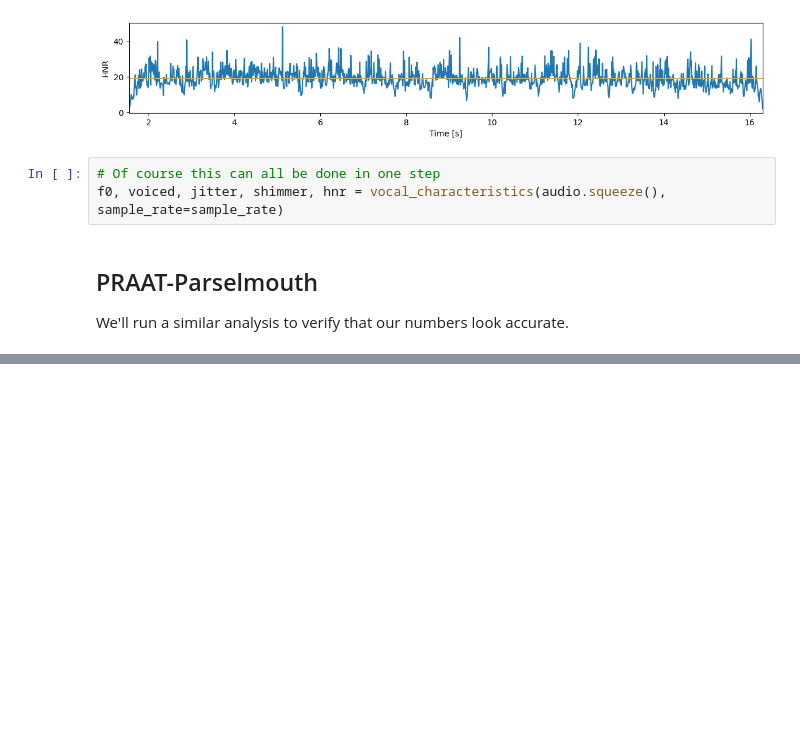
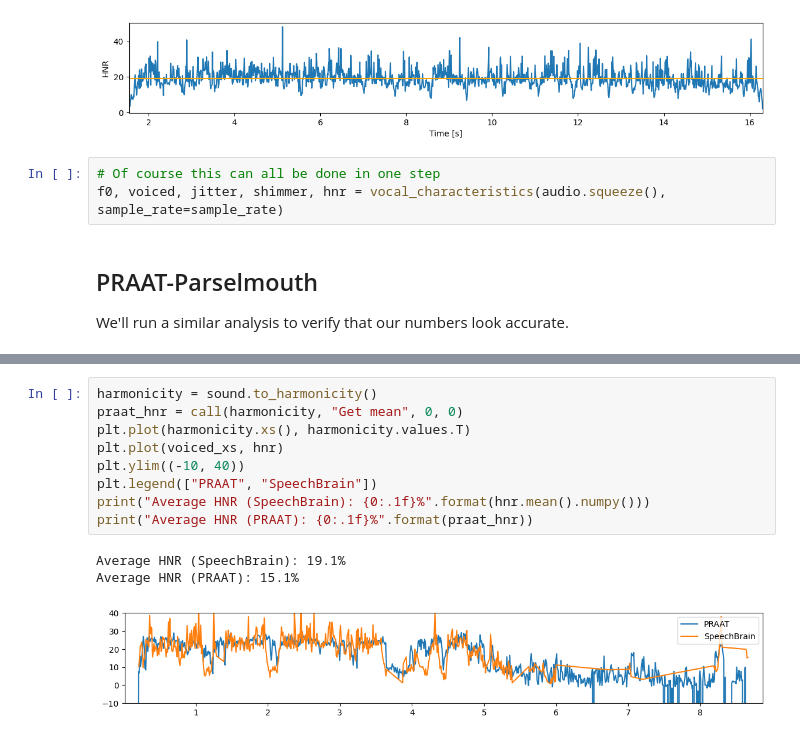
Before and after one commit to pplantinga/ParkinsonSpeechAI, a Jupyter notebook: voice-analysis.ipynb, the cells around one changed output, grey strips where cells are left out. Saved outputs shown, nothing was run; the diff lists cells and outputs as text; blank space fills up the shorter version.

```diff
--- a/voice-analysis.ipynb
+++ b/voice-analysis.ipynb
@@ -240,0 +293,13 @@ Average HNR (PRAAT): 19.3%
+# %%
+harmonicity = sound.to_harmonicity()
+praat_hnr = call(harmonicity, "Get mean", 0, 0)
+plt.plot(harmonicity.xs(), harmonicity.values.T)
+plt.plot(voiced_xs, hnr)
+plt.ylim((-10, 40))
+plt.legend(["PRAAT", "SpeechBrain"])
+print("Average HNR (SpeechBrain): {0:.1f}%".format(hnr.mean().numpy()))
+print("Average HNR (PRAAT): {0:.1f}%".format(praat_hnr))
+# %% [output]
+Average HNR (SpeechBrain): 19.1%
+Average HNR (PRAAT): 15.1%
+[figure, added]
```
Also changed, not shown: parts of 17 cells of this notebook.
